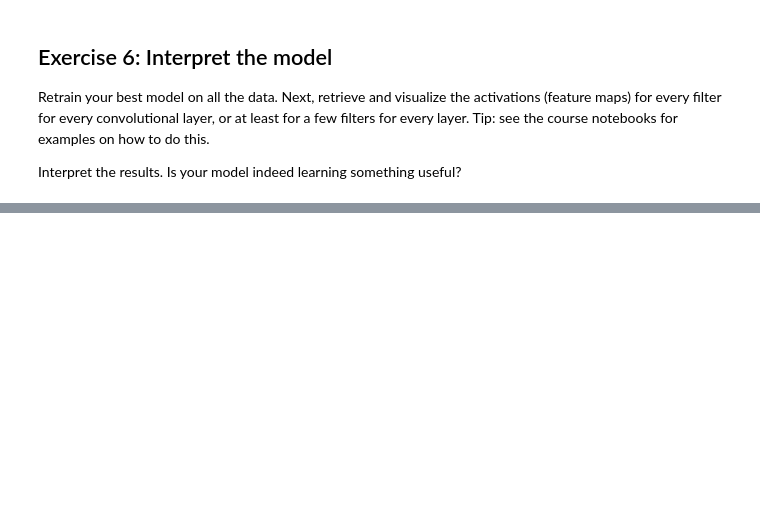
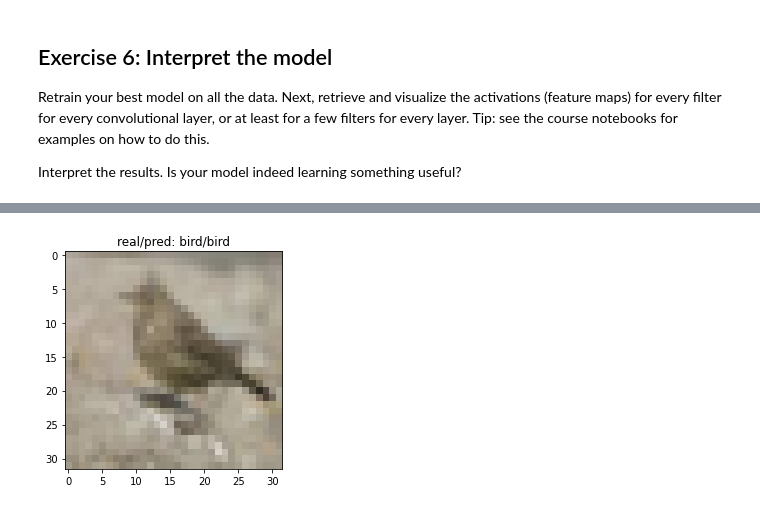
Before and after one commit to gekas145/tue-ml-course, a Jupyter notebook: labs/Lab 7a - Convolutional Neural Networks.ipynb, the cells around one changed output, grey strips where cells are left out. Cells and saved outputs as stored; diff of their text form; code cells hidden in the pictures; blank space fills up the shorter version.

```diff
--- a/labs/Lab 7a - Convolutional Neural Networks.ipynb
+++ b/labs/Lab 7a - Convolutional Neural Networks.ipynb
@@ -108,6 +108,9 @@ X_train /= 255
 X_val /= 255
 y_train = tf.one_hot(y_train, depth=10)
 y_val = tf.one_hot(y_val, depth=10)
+# %%
+Xr /= 255
+y = tf.one_hot(y, depth=10)
 # %%
 # define model layers
 model = tf.keras.models.Sequential()
@@ -611,0 +624,12 @@ Interpret the results. Is your model indeed learning something useful?
+# %%
+model_vgg_reg_aug.compile(loss=tf.keras.losses.CategoricalCrossentropy(from_logits=True),
+                          optimizer=tf.keras.optimizers.RMSprop(learning_rate=1e-4),
+                          metrics=[tf.keras.metrics.CategoricalAccuracy()])
+
+early_stopping = tf.keras.callbacks.EarlyStopping(monitor='loss', patience=5)
+
+model_vgg_reg_aug.fit(Xr, y,
+                      epochs=60,
+                      steps_per_epoch=100,
+                      batch_size=64,
+                      callbacks=[early_stopping])
@@ -611,0 +690,10 @@ Interpret the results. Is your model indeed learning something useful?
+# %%
+idx = 120
+
+plt.imshow(Xr[idx])
+real_class = tf.math.argmax(y[idx]).numpy()
+pred_class = tf.math.argmax(model_vgg_reg_aug(Xr[idx][None, ...], training=False), axis=-1).numpy()[0]
+plt.title(f"real/pred: {cifar_classes[real_class]}/{cifar_classes[pred_class]}")
+plt.show()
+# %% [output]
+[figure, added]
```
Also changed, not shown: parts of 22 cells of this notebook.
